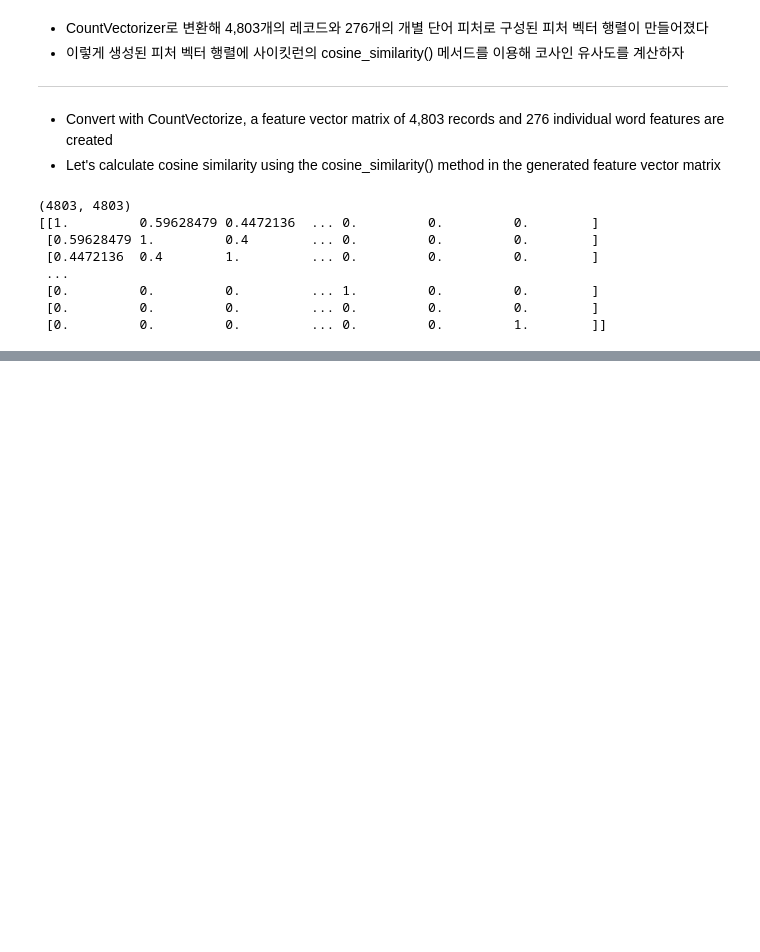
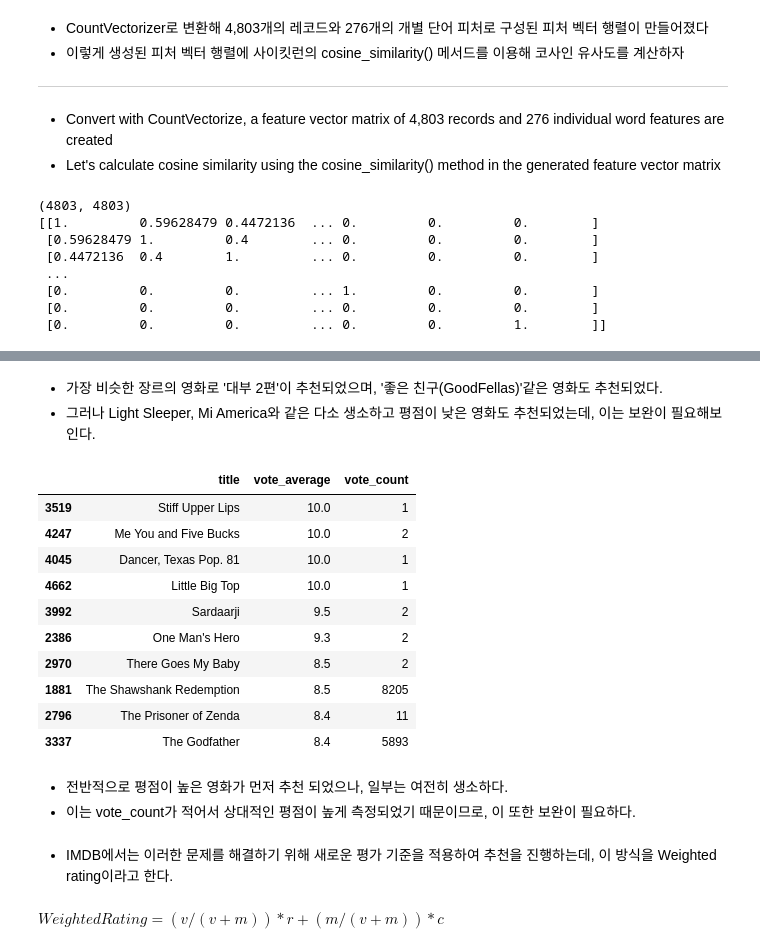
Before and after one commit to KevinTheRainmaker/Recommendation_Algorithms, a Jupyter notebook: 1. Content-Based Filtering Practice - TMDB 5000 Movie Dataset.ipynb, the cells around one changed output, grey strips where cells are left out. Cells and saved outputs as stored; diff of their text form; code cells hidden in the pictures; blank space fills up the shorter version.

```diff
--- a/1. Content-Based Filtering Practice - TMDB 5000 Movie Dataset.ipynb
+++ b/1. Content-Based Filtering Practice - TMDB 5000 Movie Dataset.ipynb
@@ -154,0 +210,24 @@ print(genre_sim)
+# %% [markdown]
+- 가장 비슷한 장르의 영화로 '대부 2편'이 추천되었으며, '좋은 친구(GoodFellas)'같은 영화도 추천되었다.
+- 그러나 Light Sleeper, Mi America와 같은 다소 생소하고 평점이 낮은 영화도 추천되었는데, 이는 보완이 필요해보인다.
+# %%
+movies_df[['title', 'vote_average', 'vote_count']].sort_values('vote_average', ascending=False)[:10]
+# %% [output]
+|  | title | vote_average | vote_count |
+| 3519 | Stiff Upper Lips | 10.0 | 1 |
+| 4247 | Me You and Five Bucks | 10.0 | 2 |
+| 4045 | Dancer, Texas Pop. 81 | 10.0 | 1 |
+| 4662 | Little Big Top | 10.0 | 1 |
+| 3992 | Sardaarji | 9.5 | 2 |
+| 2386 | One Man's Hero | 9.3 | 2 |
+| 2970 | There Goes My Baby | 8.5 | 2 |
+| 1881 | The Shawshank Redemption | 8.5 | 8205 |
+| 2796 | The Prisoner of Zenda | 8.4 | 11 |
+| 3337 | The Godfather | 8.4 | 5893 |
+# %% [markdown]
+- 전반적으로 평점이 높은 영화가 먼저 추천 되었으나, 일부는 여전히 생소하다.
+- 이는 vote_count가 적어서 상대적인 평점이 높게 측정되었기 때문이므로, 이 또한 보완이 필요하다.
+# %% [markdown]
+- IMDB에서는 이러한 문제를 해결하기 위해 새로운 평가 기준을 적용하여 추천을 진행하는데, 이 방식을 Weighted rating이라고 한다.
+# %% [markdown]
+$Weighted Rating = (v/(v+m)) * r + (m/(v+m)) * c$
```
Also changed, not shown: parts of 23 cells of this notebook.
